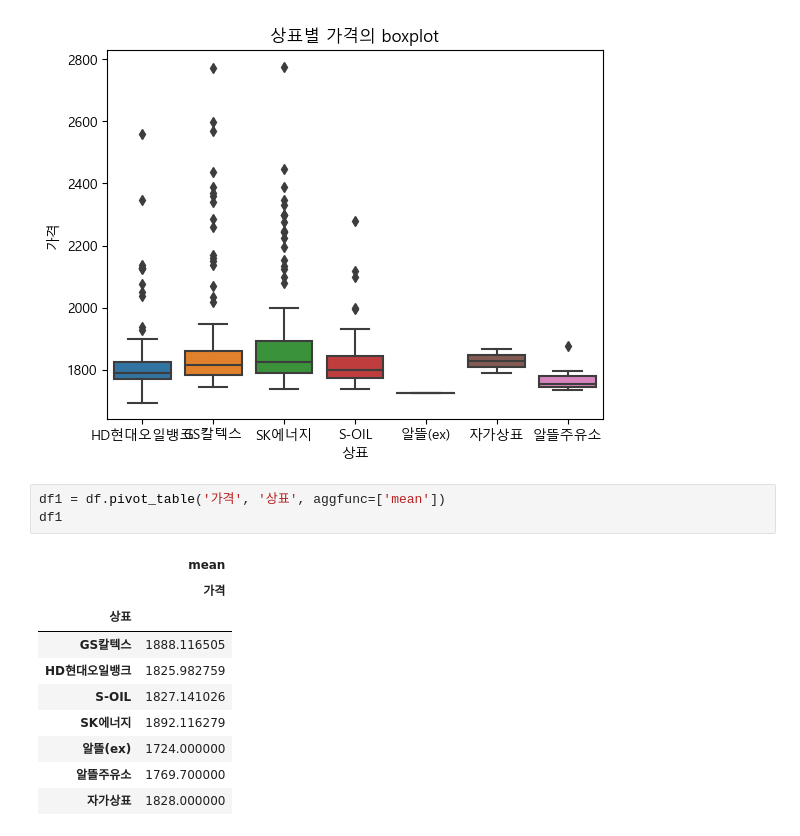
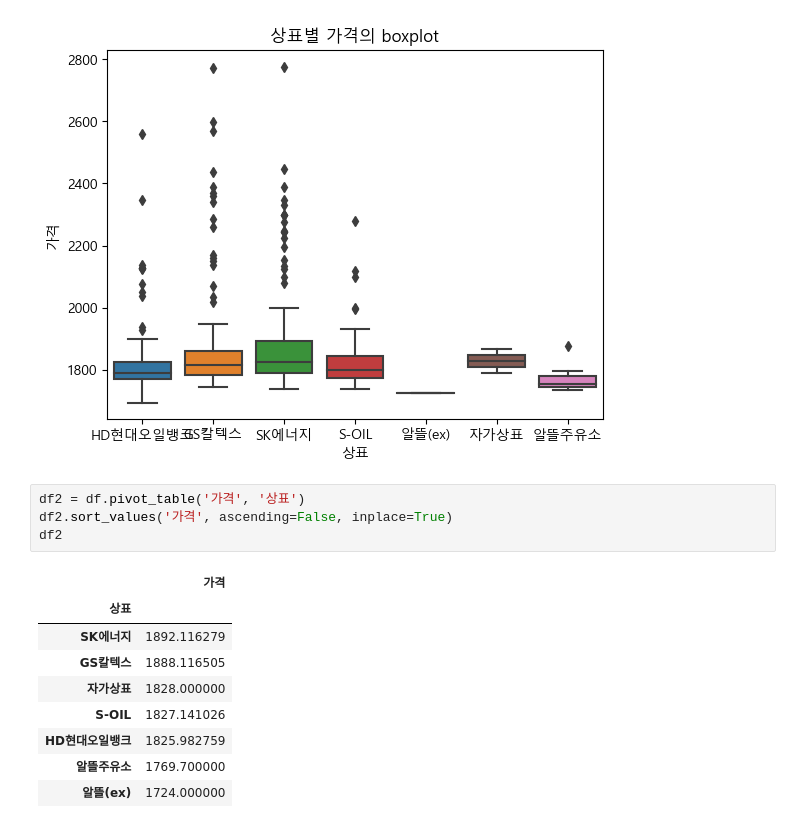
Before and after one commit to jayhuni/DataAnalysis-2023.09, a Jupyter notebook: 05.Crawling/15.Opinet.ipynb, the cells around one changed output. Cells and saved outputs as stored; diff of their text form.

```diff
--- a/05.Crawling/15.Opinet.ipynb
+++ b/05.Crawling/15.Opinet.ipynb
@@ -201,19 +201,19 @@ sns.boxplot(df, x='상표', y='가격')
 plt.title('상표별 가격의 boxplot');
 # %% [output]
 [figure]
-# %%
-df1 = df.pivot_table('가격', '상표', aggfunc=['mean'])
-df1
-# %% [output]
-|  | mean |
-|  | 가격 |
-| 상표 |  |
-| GS칼텍스 | 1888.116505 |
-| HD현대오일뱅크 | 1825.982759 |
-| S-OIL | 1827.141026 |
-| SK에너지 | 1892.116279 |
-| 알뜰(ex) | 1724.000000 |
-| 알뜰주유소 | 1769.700000 |
-| 자가상표 | 1828.000000 |
+# %%
+df2 = df.pivot_table('가격', '상표')
+df2.sort_values('가격', ascending=False, inplace=True)
+df2
+# %% [output]
+|  | 가격 |
+| 상표 |  |
+| SK에너지 | 1892.116279 |
+| GS칼텍스 | 1888.116505 |
+| 자가상표 | 1828.000000 |
+| S-OIL | 1827.141026 |
+| HD현대오일뱅크 | 1825.982759 |
+| 알뜰주유소 | 1769.700000 |
+| 알뜰(ex) | 1724.000000 |
 # %%
 # 상표별 평균 가격의 막대 그래프
```
Also changed, not shown: parts of 8 cells of this notebook, 10 other files.
